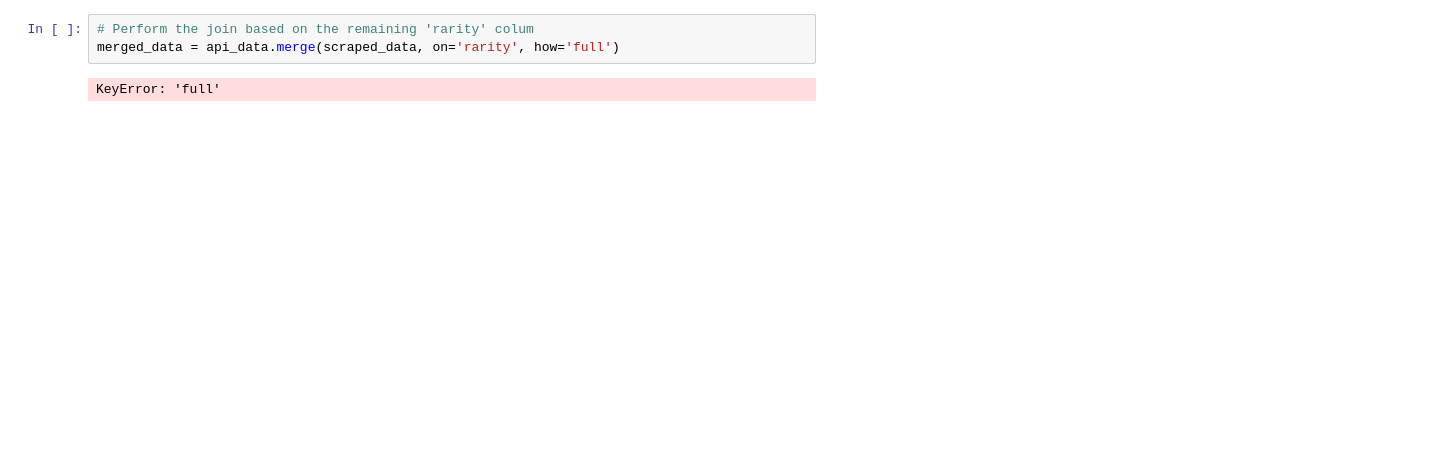
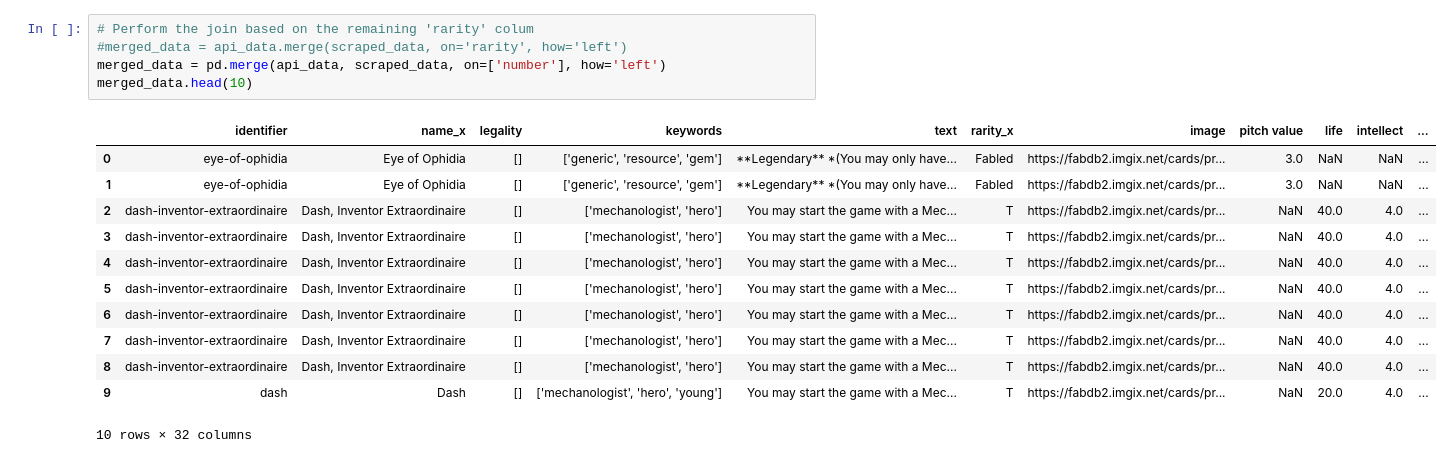
Before and after one commit to NMason1990/Data-Analysis-2-Capstone-Project, a Jupyter notebook: Merged_Data_Notebook.ipynb, the cells around one changed output. Saved outputs shown, nothing was run; the diff lists cells and outputs as text; blank space fills up the shorter version.

```diff
--- a/Merged_Data_Notebook.ipynb
+++ b/Merged_Data_Notebook.ipynb
@@ -19,5 +46,18 @@ api_data.head(2)
 # %%
 # Perform the join based on the remaining 'rarity' colum
-merged_data = api_data.merge(scraped_data, on='rarity', how='full')
+#merged_data = api_data.merge(scraped_data, on='rarity', how='left')
+merged_data = pd.merge(api_data, scraped_data, on=['number'], how='left')
+merged_data.head(10)
 # %% [output]
+|  | identifier | name_x | legality | keywords | text | rarity_x | image | pitch value | life | intellect | ... |
+| 0 | eye-of-ophidia | Eye of Ophidia | [] | ['generic', 'resource', 'gem'] | **Legendary** *(You may only have... | Fabled | https://fabdb2.imgix.net/cards/pr... | 3.0 | NaN | NaN | ... |
+| 1 | eye-of-ophidia | Eye of Ophidia | [] | ['generic', 'resource', 'gem'] | **Legendary** *(You may only have... | Fabled | https://fabdb2.imgix.net/cards/pr... | 3.0 | NaN | NaN | ... |
+| 2 | dash-inventor-extraordinaire | Dash, Inventor Extraordinaire | [] | ['mechanologist', 'hero'] | You may start the game with a Mec... | T | https://fabdb2.imgix.net/cards/pr... | NaN | 40.0 | 4.0 | ... |
+| 3 | dash-inventor-extraordinaire | Dash, Inventor Extraordinaire | [] | ['mechanologist', 'hero'] | You may start the game with a Mec... | T | https://fabdb2.imgix.net/cards/pr... | NaN | 40.0 | 4.0 | ... |
+| 4 | dash-inventor-extraordinaire | Dash, Inventor Extraordinaire | [] | ['mechanologist', 'hero'] | You may start the game with a Mec... | T | https://fabdb2.imgix.net/cards/pr... | NaN | 40.0 | 4.0 | ... |
+| 5 | dash-inventor-extraordinaire | Dash, Inventor Extraordinaire | [] | ['mechanologist', 'hero'] | You may start the game with a Mec... | T | https://fabdb2.imgix.net/cards/pr... | NaN | 40.0 | 4.0 | ... |
+| 6 | dash-inventor-extraordinaire | Dash, Inventor Extraordinaire | [] | ['mechanologist', 'hero'] | You may start the game with a Mec... | T | https://fabdb2.imgix.net/cards/pr... | NaN | 40.0 | 4.0 | ... |
+| 7 | dash-inventor-extraordinaire | Dash, Inventor Extraordinaire | [] | ['mechanologist', 'hero'] | You may start the game with a Mec... | T | https://fabdb2.imgix.net/cards/pr... | NaN | 40.0 | 4.0 | ... |
+| 8 | dash-inventor-extraordinaire | Dash, Inventor Extraordinaire | [] | ['mechanologist', 'hero'] | You may start the game with a Mec... | T | https://fabdb2.imgix.net/cards/pr... | NaN | 40.0 | 4.0 | ... |
+| 9 | dash | Dash | [] | ['mechanologist', 'hero', 'young'] | You may start the game with a Mec... | T | https://fabdb2.imgix.net/cards/pr... | NaN | 20.0 | 4.0 | ... |
-KeyError: 'full'
+10 rows × 32 columns
```
Also changed, not shown: parts of 11 cells of this notebook, 3 other files.
